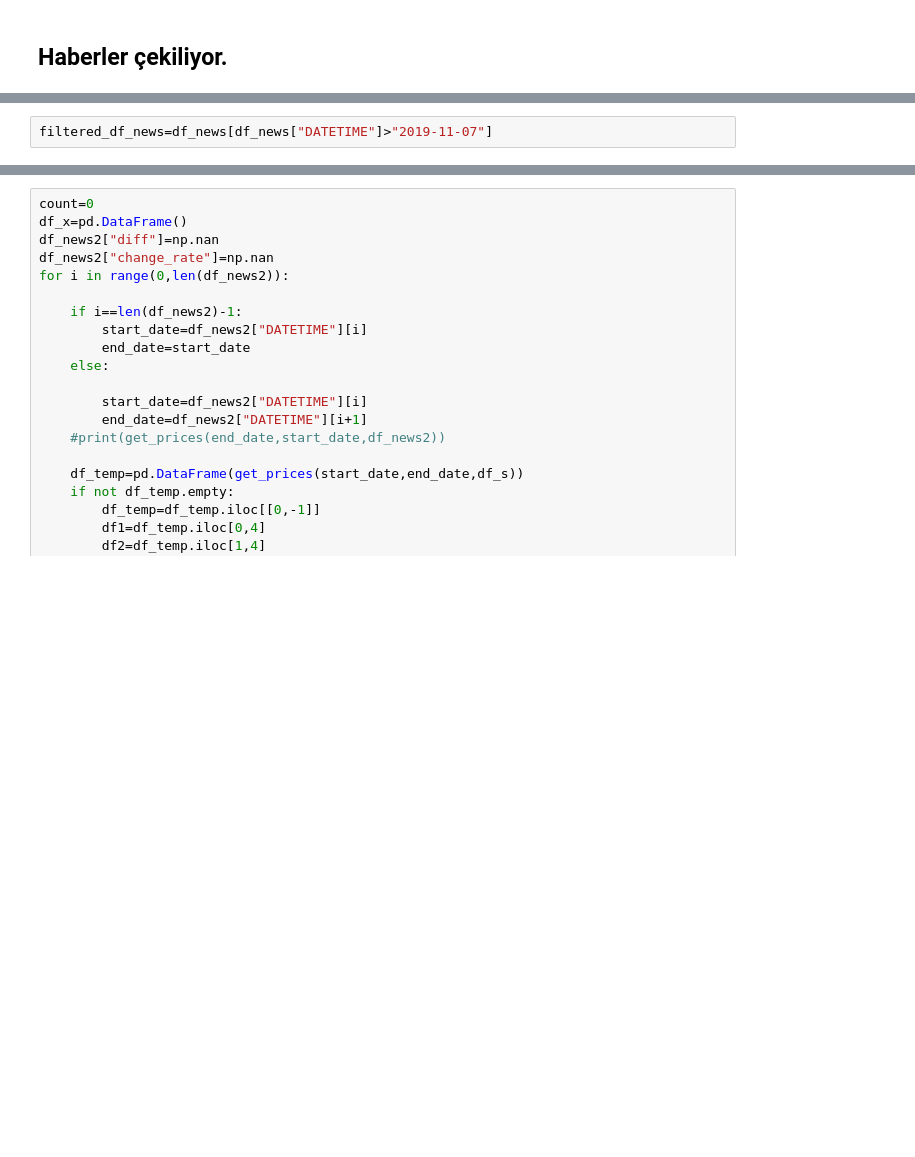
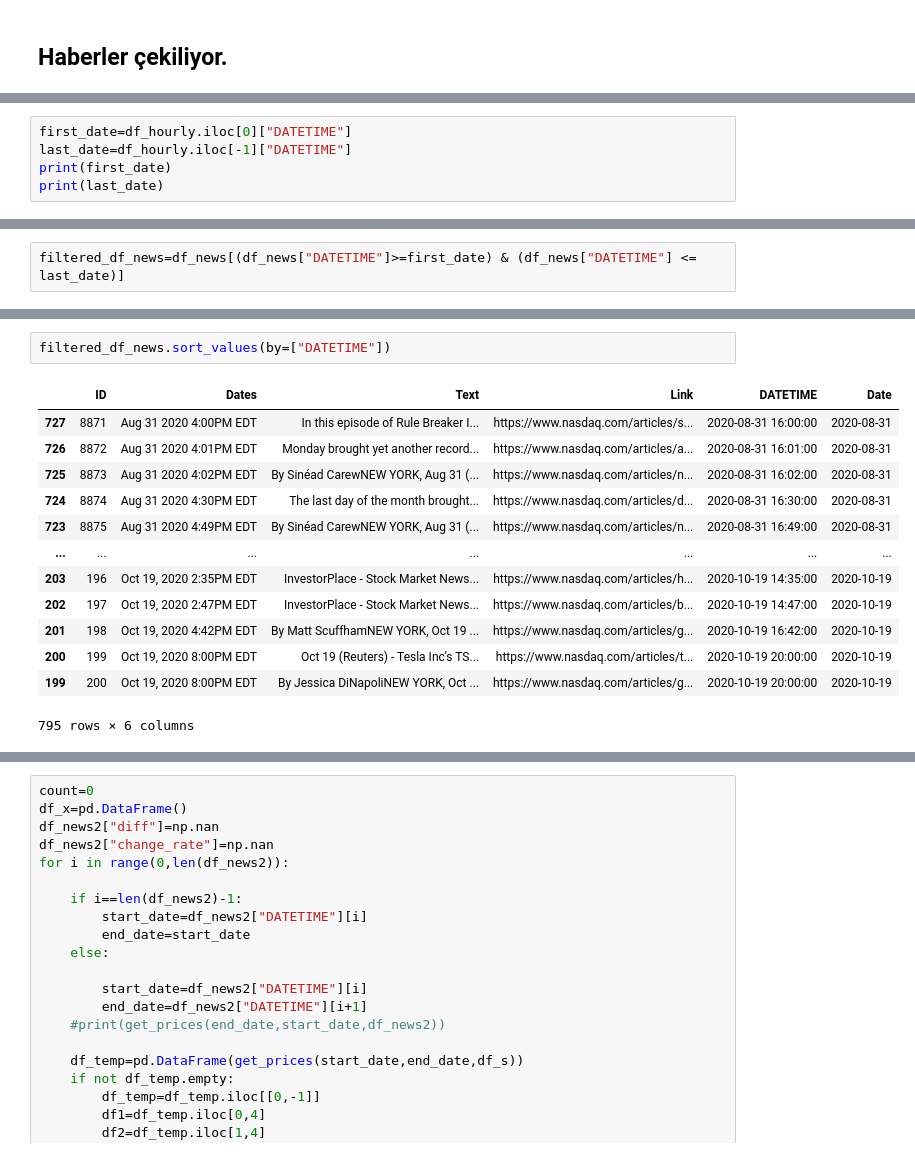
Before and after one commit to enesyuzak/getfinnews, a Jupyter notebook: preProcessNews.ipynb, the cells around one changed output, grey strips where cells are left out. Drawn from its saved outputs; the diff is of its cells as text; blank space fills up the shorter version.

```diff
--- a/preProcessNews.ipynb
+++ b/preProcessNews.ipynb
@@ -306,0 +329,5 @@ Birleşme sonrası df_news:  (9865, 6)
+# %%
+first_date=df_hourly.iloc[0]["DATETIME"]
+last_date=df_hourly.iloc[-1]["DATETIME"]
+print(first_date)
+print(last_date)
@@ -307,2 +337,2 @@ Birleşme sonrası df_news:  (9865, 6)
 # %%
-filtered_df_news=df_news[df_news["DATETIME"]>"2019-11-07"]
+filtered_df_news=df_news[(df_news["DATETIME"]>=first_date) & (df_news["DATETIME"] <= last_date)]
@@ -325,3 +339,19 @@ filtered_df_news
+# %%
+filtered_df_news.sort_values(by=["DATETIME"])
+# %% [output]
+|  | ID | Dates | Text | Link | DATETIME | Date |
+| 727 | 8871 | Aug 31 2020 4:00PM EDT | In this episode of Rule Breaker I... | https://www.nasdaq.com/articles/s... | 2020-08-31 16:00:00 | 2020-08-31 |
+| 726 | 8872 | Aug 31 2020 4:01PM EDT | Monday brought yet another record... | https://www.nasdaq.com/articles/a... | 2020-08-31 16:01:00 | 2020-08-31 |
+| 725 | 8873 | Aug 31 2020 4:02PM EDT | By Sinéad CarewNEW YORK, Aug 31 (... | https://www.nasdaq.com/articles/n... | 2020-08-31 16:02:00 | 2020-08-31 |
+| 724 | 8874 | Aug 31 2020 4:30PM EDT | The last day of the month brought... | https://www.nasdaq.com/articles/d... | 2020-08-31 16:30:00 | 2020-08-31 |
+| 723 | 8875 | Aug 31 2020 4:49PM EDT | By Sinéad CarewNEW YORK, Aug 31 (... | https://www.nasdaq.com/articles/n... | 2020-08-31 16:49:00 | 2020-08-31 |
+| ... | ... | ... | ... | ... | ... | ... |
+| 203 | 196 | Oct 19, 2020 2:35PM EDT | InvestorPlace - Stock Market News... | https://www.nasdaq.com/articles/h... | 2020-10-19 14:35:00 | 2020-10-19 |
+| 202 | 197 | Oct 19, 2020 2:47PM EDT | InvestorPlace - Stock Market News... | https://www.nasdaq.com/articles/b... | 2020-10-19 14:47:00 | 2020-10-19 |
+| 201 | 198 | Oct 19, 2020 4:42PM EDT | By Matt ScuffhamNEW YORK, Oct 19 ... | https://www.nasdaq.com/articles/g... | 2020-10-19 16:42:00 | 2020-10-19 |
+| 200 | 199 | Oct 19, 2020 8:00PM EDT | Oct 19 (Reuters) - Tesla Inc's TS... | https://www.nasdaq.com/articles/t... | 2020-10-19 20:00:00 | 2020-10-19 |
+| 199 | 200 | Oct 19, 2020 8:00PM EDT | By Jessica DiNapoliNEW YORK, Oct ... | https://www.nasdaq.com/articles/g... | 2020-10-19 20:00:00 | 2020-10-19 |
+795 rows × 6 columns
 # %%
 df_news
 #zaman aralığını al
```
Also changed, not shown: parts of 33 cells of this notebook, 5 other files.
